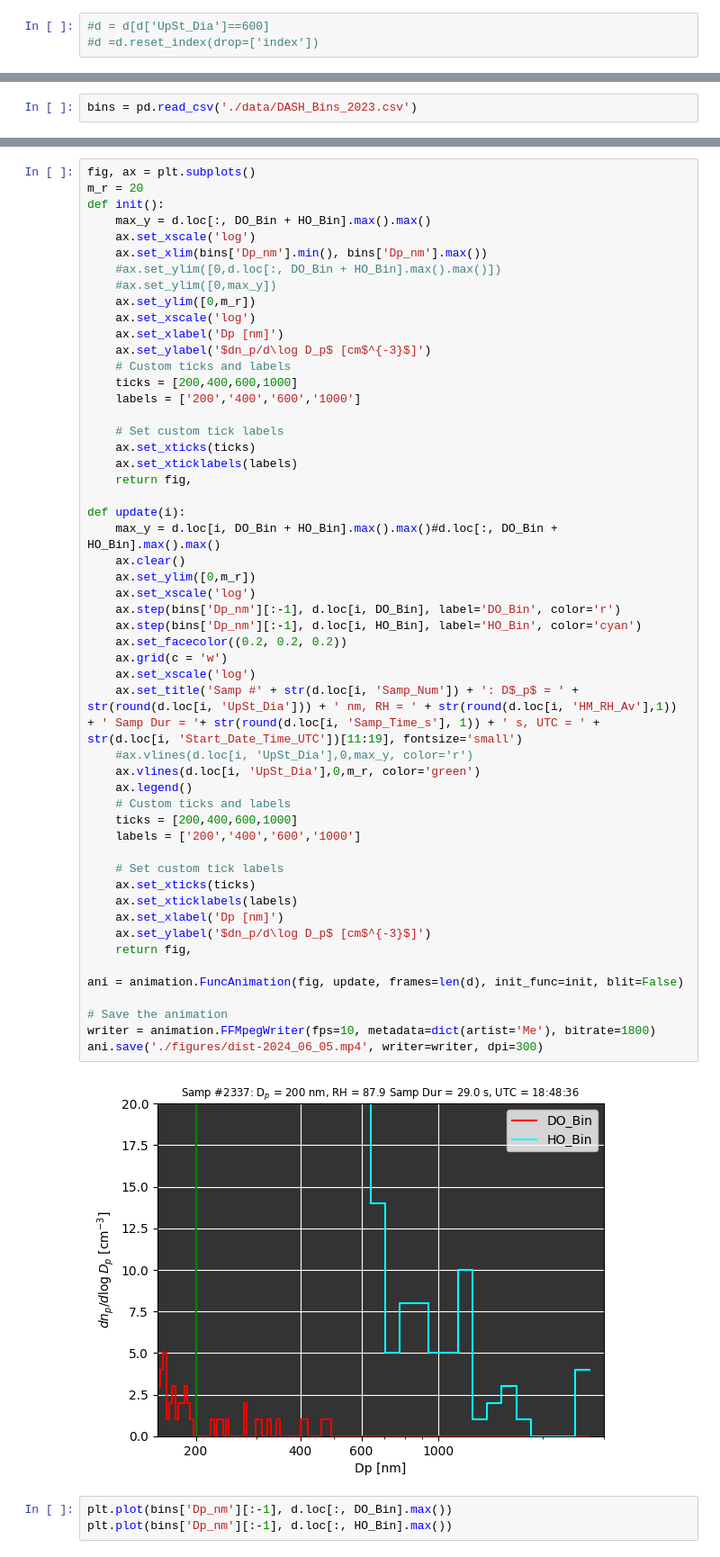
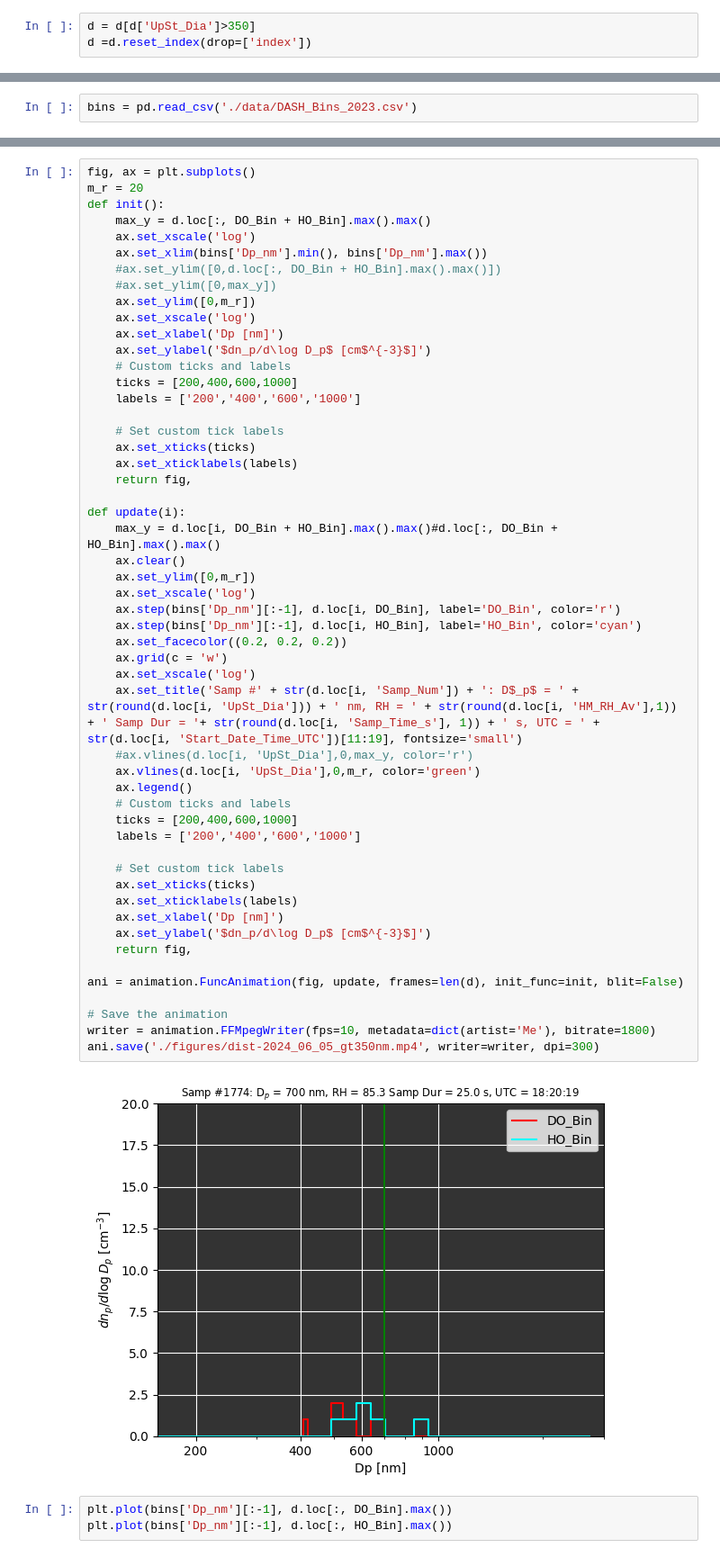
Before and after one commit to csoloff/dash, a Jupyter notebook: size_dist_checkup.ipynb, the cells around one changed output, grey strips where cells are left out. Shown: that part at 90% size. Cells and saved outputs as stored; diff of their text form.

```diff
--- a/size_dist_checkup.ipynb
+++ b/size_dist_checkup.ipynb
@@ -11,8 +11,8 @@ import matplotlib.animation as animation
 #d = pd.read_csv('./processed_opc/DASH_SAMP_PARAM_RESAMP_240528.csv')
 d = pd.read_csv('./processed_opc/DASH_SAMP_PARAM_RESAMP_240605.csv')
 # %%
-#d = d[d['UpSt_Dia']==600]
-#d =d.reset_index(drop=['index'])
+d = d[d['UpSt_Dia']>350]
+d =d.reset_index(drop=['index'])
 # %%
 d
 # %% [output]
@@ -73,35 +78,35 @@ def init():
 def update(i):
     max_y = d.loc[i, DO_Bin + HO_Bin].max().max()#d.loc[:, DO_Bin + HO_Bin].max().max()
     ax.clear()
     ax.set_ylim([0,m_r])
     ax.set_xscale('log')
     ax.step(bins['Dp_nm'][:-1], d.loc[i, DO_Bin], label='DO_Bin', color='r')
     ax.step(bins['Dp_nm'][:-1], d.loc[i, HO_Bin], label='HO_Bin', color='cyan')
     ax.set_facecolor((0.2, 0.2, 0.2))
     ax.grid(c = 'w')
     ax.set_xscale('log')
     ax.set_title('Samp #' + str(d.loc[i, 'Samp_Num']) + ': D$_p$ = ' + str(round(d.loc[i, 'UpSt_Dia'])) + ' nm, RH = ' + str(round(d.loc[i, 'HM_RH_Av'],1))  + ' Samp Dur = '+ str(round(d.loc[i, 'Samp_Time_s'], 1)) + ' s, UTC = ' + str(d.loc[i, 'Start_Date_Time_UTC'])[11:19], fontsize='small')
     #ax.vlines(d.loc[i, 'UpSt_Dia'],0,max_y, color='r')
     ax.vlines(d.loc[i, 'UpSt_Dia'],0,m_r, color='green')
     ax.legend()
     # Custom ticks and labels
     ticks = [200,400,600,1000]
     labels = ['200','400','600','1000']
 
     # Set custom tick labels
     ax.set_xticks(ticks)
     ax.set_xticklabels(labels)
     ax.set_xlabel('Dp [nm]')
     ax.set_ylabel('$dn_p/d\log D_p$ [cm$^{-3}$]')
     return fig,
 
 ani = animation.FuncAnimation(fig, update, frames=len(d), init_func=init, blit=False)
 
 # Save the animation
 writer = animation.FFMpegWriter(fps=10, metadata=dict(artist='Me'), bitrate=1800)
-ani.save('./figures/dist-2024_06_05.mp4', writer=writer, dpi=300)
+ani.save('./figures/dist-2024_06_05_gt350nm.mp4', writer=writer, dpi=300)
 # %% [output]
-[figure, old version]
+[figure, new version]
 # %%
 plt.plot(bins['Dp_nm'][:-1], d.loc[:, DO_Bin].max())
 plt.plot(bins['Dp_nm'][:-1], d.loc[:, HO_Bin].max())
```
Also changed, not shown: parts of 2 cells of this notebook.
